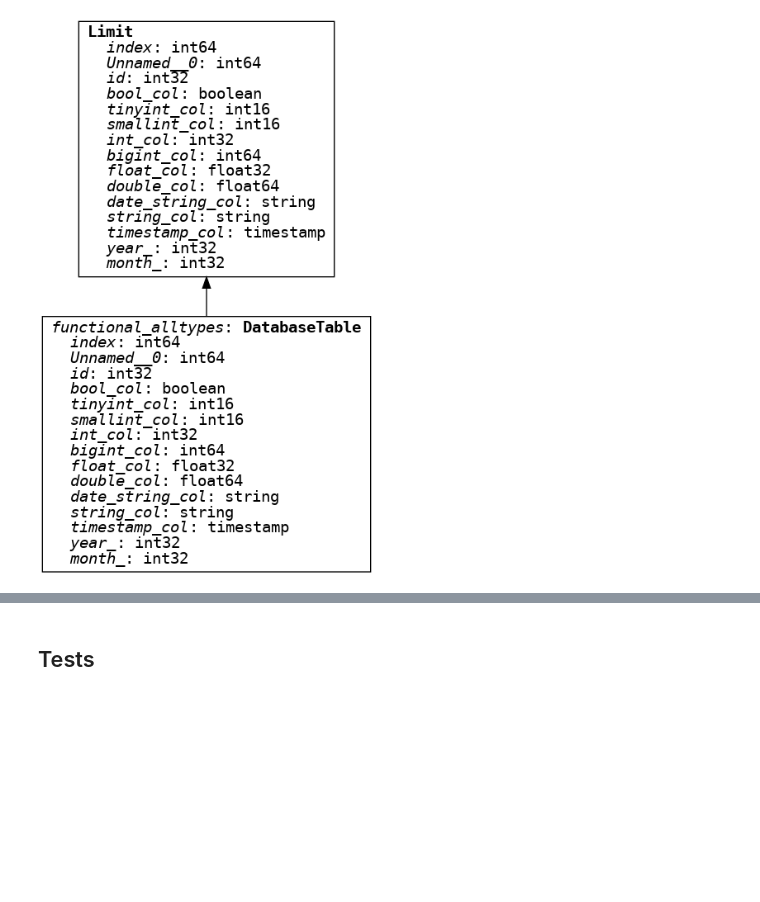
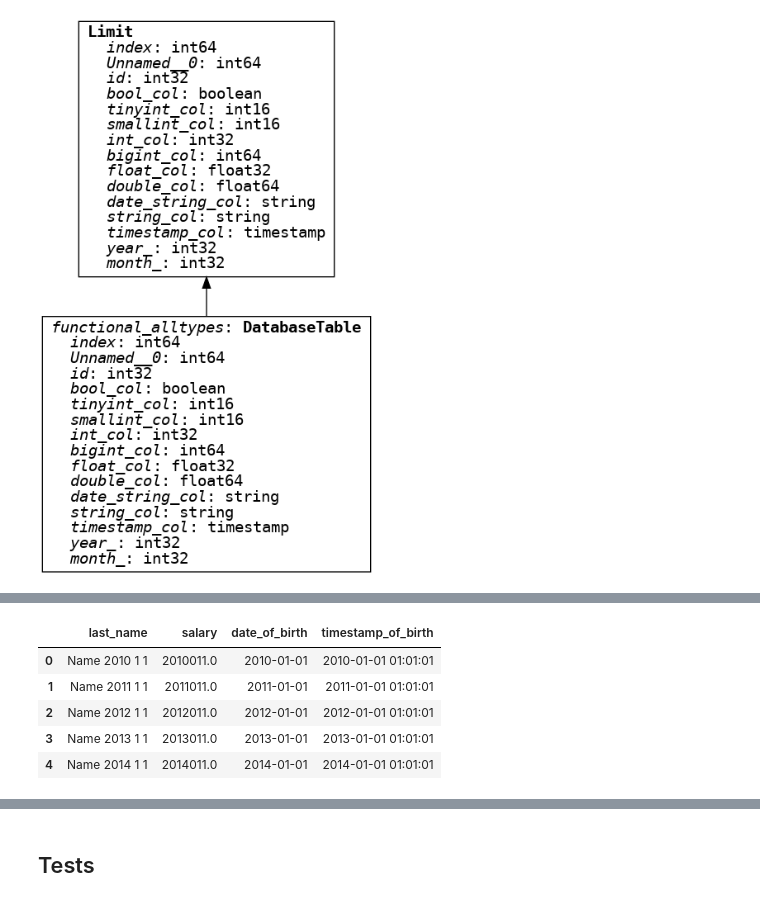
Before and after one commit to xmnlab/ivan-sandbox, a Jupyter notebook: ibis/poc/ibis-extract-epoch.ipynb, the cells around one changed output, grey strips where cells are left out. Cells and saved outputs as stored; diff of their text form; code cells hidden in the pictures; blank space fills up the shorter version.

```diff
--- a/ibis/poc/ibis-extract-epoch.ipynb
+++ b/ibis/poc/ibis-extract-epoch.ipynb
@@ -58,5 +84,12 @@ t['omniscidb']
 # %%
-t['omniscidb'].execute()
+t['omniscidb'].execute().head()
+# %% [output]
+|  | last_name | salary | date_of_birth | timestamp_of_birth |
+| 0 | Name 2010 1 1 | 2010011.0 | 2010-01-01 | 2010-01-01 01:01:01 |
+| 1 | Name 2011 1 1 | 2011011.0 | 2011-01-01 | 2011-01-01 01:01:01 |
+| 2 | Name 2012 1 1 | 2012011.0 | 2012-01-01 | 2012-01-01 01:01:01 |
+| 3 | Name 2013 1 1 | 2013011.0 | 2013-01-01 | 2013-01-01 01:01:01 |
+| 4 | Name 2014 1 1 | 2014011.0 | 2014-01-01 | 2014-01-01 01:01:01 |
 # %%
 _t = t['omniscidb']
 # %%
```
Also changed, not shown: parts of 14 cells of this notebook, 6 other files.
